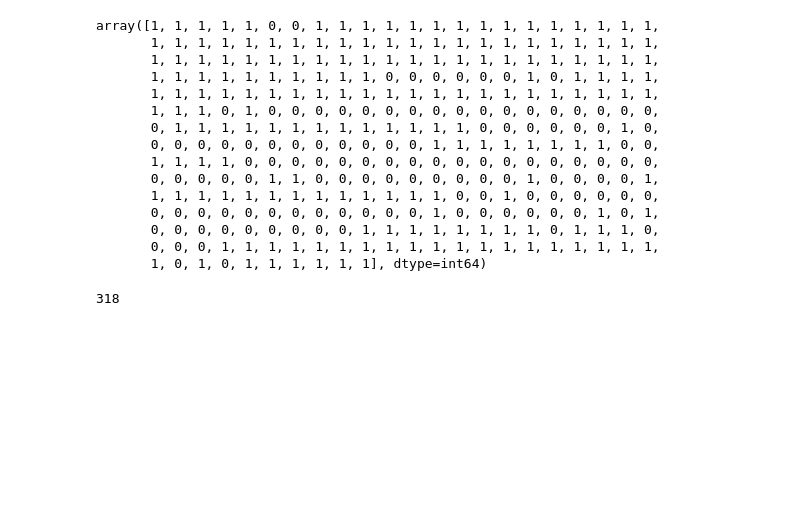
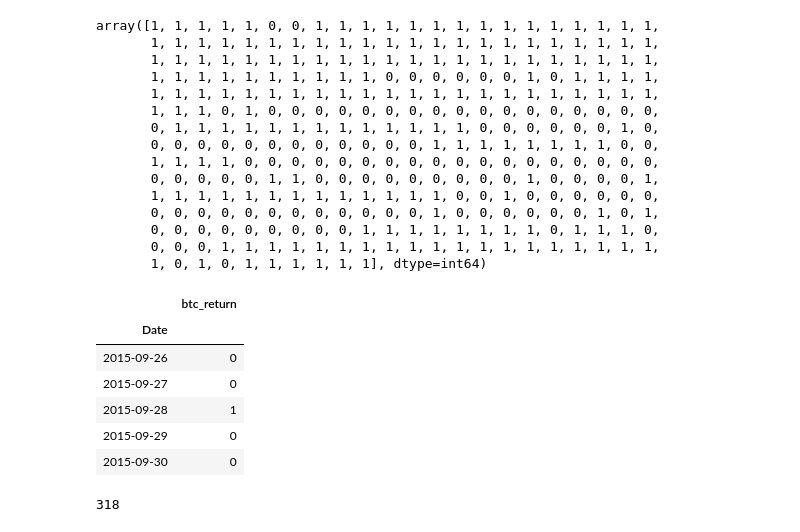
Before and after one commit to achildress83/trading-bitcoin, a Jupyter notebook: notebooks/Non-Linear Models.ipynb, the cells around one changed output. Saved outputs shown, nothing was run; the diff lists cells and outputs as text; code cells hidden in the pictures; blank space fills up the shorter version.

```diff
--- a/notebooks/Untitled.ipynb
+++ b/notebooks/Non-Linear Models.ipynb
@@ -241,6 +244,16 @@ array([1, 1, 1, 1, 1, 0, 0, 1, 1, 1, 1, 1, 1, 1, 1, 1, 1, 1, 1, 1, 1, 1,
        0, 0, 0, 0, 0, 0, 0, 0, 0, 1, 1, 1, 1, 1, 1, 1, 1, 0, 1, 1, 1, 0,
        0, 0, 0, 1, 1, 1, 1, 1, 1, 1, 1, 1, 1, 1, 1, 1, 1, 1, 1, 1, 1, 1,
        1, 0, 1, 0, 1, 1, 1, 1, 1, 1], dtype=int64)
+# %%
+y.head()
+# %% [output]
+|  | btc_return |
+| Date |  |
+| 2015-09-26 | 0 |
+| 2015-09-27 | 0 |
+| 2015-09-28 | 1 |
+| 2015-09-29 | 0 |
+| 2015-09-30 | 0 |
 # %%
 test_period = len(y_test)
 prediction = []
```
Also changed, not shown: parts of 12 cells of this notebook, 15 other files.
